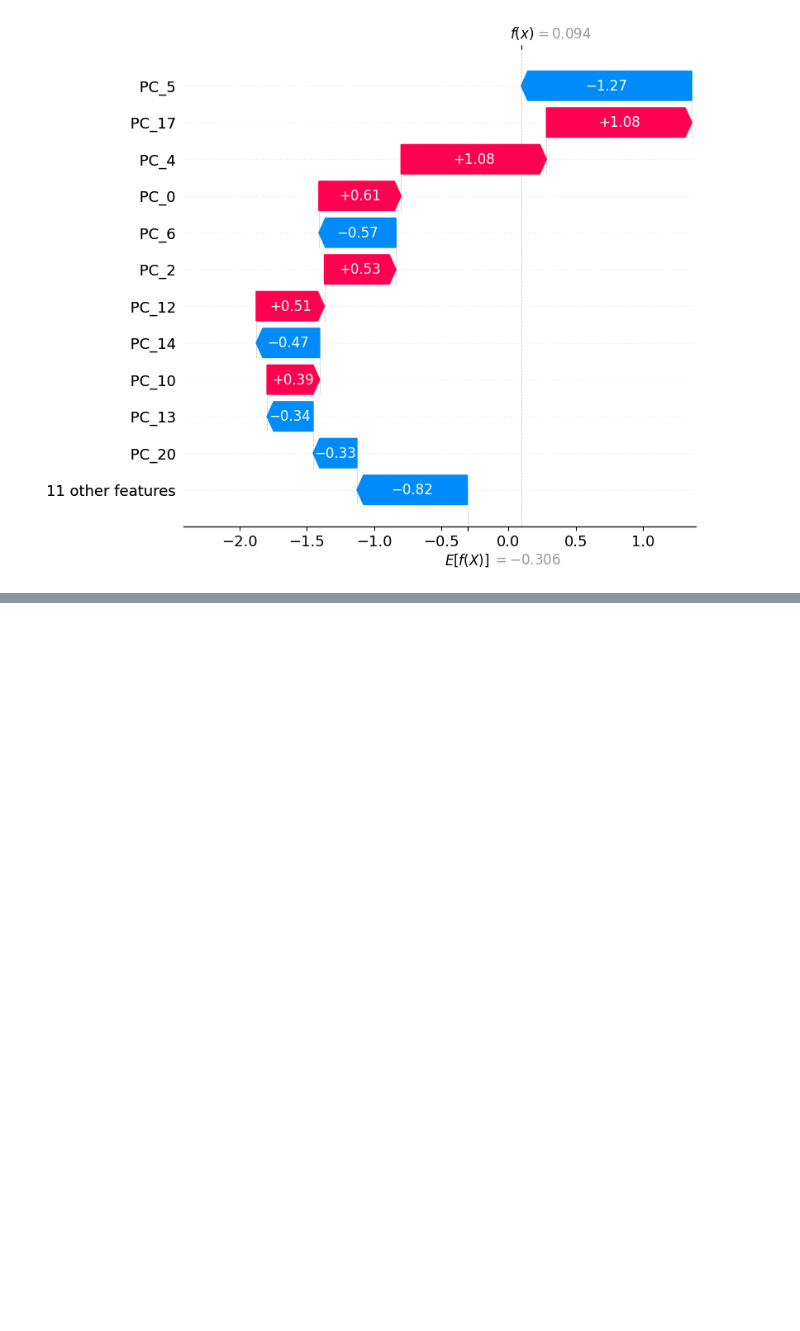
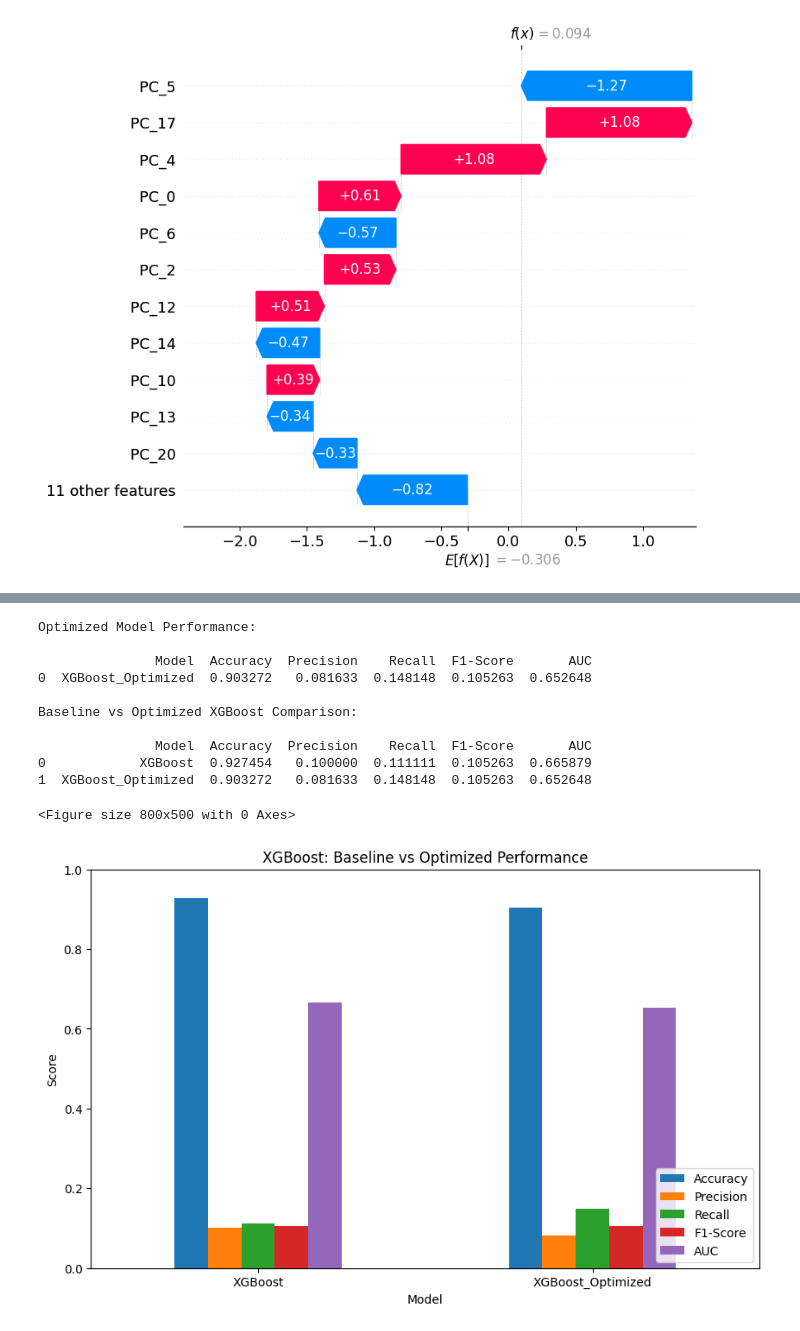
Before and after one commit to Sai-Vara-Prasad-Lekkalapudi/major-project, a Jupyter notebook: Major_project_EDA.ipynb, the cells around one changed output, grey strips where cells are left out. Drawn from its saved outputs; the diff is of its cells as text; code cells hidden in the pictures; blank space fills up the shorter version.

```diff
--- a/Major_project_EDA.ipynb
+++ b/Major_project_EDA.ipynb
@@ -1293,0 +1424,73 @@ Custom Sample: 0
+# %%
+from xgboost import XGBClassifier
+from sklearn.metrics import accuracy_score, precision_score, recall_score, f1_score, roc_auc_score
+import pandas as pd
+
+#  Retraining XGBoost with Optimized Parameters
+best_params = random_search.best_params_
+
+xgb_optimized = XGBClassifier(
+    random_state=42,
+    eval_metric='logloss',
+    use_label_encoder=False,
+    **best_params
+)
+
+# Train on the training set
+xgb_optimized.fit(X_train_final, y_train_res)
+
+# Predict on the test set
+y_pred_opt = xgb_optimized.predict(X_test_final)
+y_prob_opt = xgb_optimized.predict_proba(X_test_final)[:, 1]
+
+#  Evaluate Performance
+results_optimized = {
+    "Model": "XGBoost_Optimized",
+    "Accuracy": accuracy_score(y_test, y_pred_opt),
+    "Precision": precision_score(y_test, y_pred_opt),
+    "Recall": recall_score(y_test, y_pred_opt),
+    "F1-Score": f1_score(y_test, y_pred_opt),
+    "AUC": roc_auc_score(y_test, y_prob_opt)
+}
+
+# Convert to DataFrame
+results_df_opt = pd.DataFrame([results_optimized])
+print("\nOptimized Model Performance:\n")
+print(results_df_opt)
+
+#  Compare with Baseline
+# Combine baseline and optimized results
+baseline_results = results_df[results_df['Model'] == 'XGBoost']
+comparison_df = pd.concat([baseline_results, results_df_opt], ignore_index=True)
+print("\nBaseline vs Optimized XGBoost Comparison:\n")
+print(comparison_df)
+
+# Visualization
+import matplotlib.pyplot as plt
+
+plt.figure(figsize=(8,5))
+comparison_df.plot(
+    x='Model',
+    y=['Accuracy', 'Precision', 'Recall', 'F1-Score', 'AUC'],
+    kind='bar',
+    figsize=(10,6)
+)
+plt.title("XGBoost: Baseline vs Optimized Performance")
+plt.ylabel("Score")
+plt.ylim(0, 1)
+plt.xticks(rotation=0)
+plt.legend(loc='lower right')
+plt.show()
+# %% [output]
+Optimized Model Performance:
+
+               Model  Accuracy  Precision    Recall  F1-Score       AUC
+0  XGBoost_Optimized  0.903272   0.081633  0.148148  0.105263  0.652648
+
+Baseline vs Optimized XGBoost Comparison:
+
+               Model  Accuracy  Precision    Recall  F1-Score       AUC
+0            XGBoost  0.927454   0.100000  0.111111  0.105263  0.665879
+1  XGBoost_Optimized  0.903272   0.081633  0.148148  0.105263  0.652648
+<Figure size 800x500 with 0 Axes>
+[figure, added]
```
Also changed, not shown: parts of 9 cells of this notebook.
